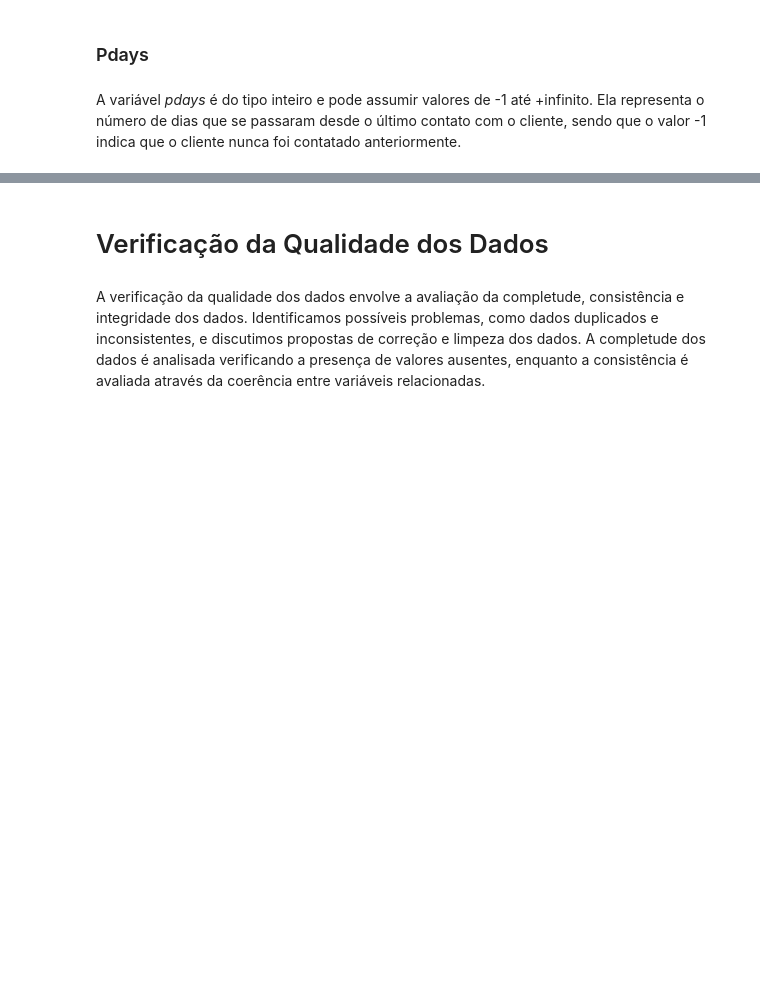
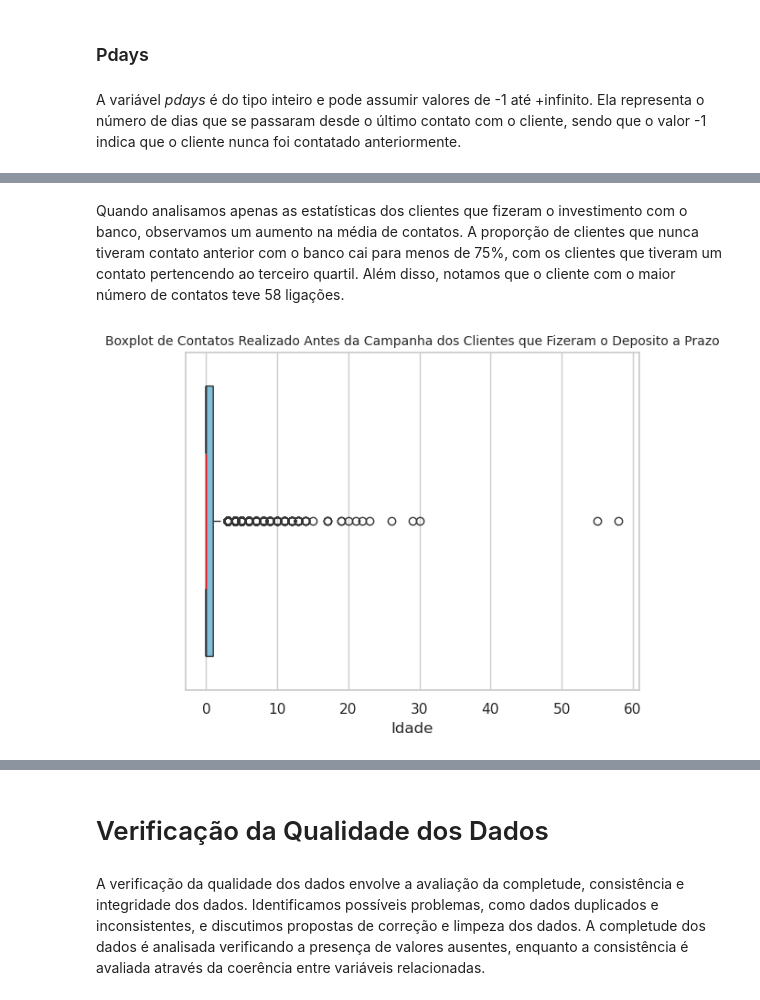
Before and after one commit to gabrieldadcarvalho/machine_learning, a Jupyter notebook: pjt_final/data_understanding.ipynb, the cells around one changed output, grey strips where cells are left out. Cells and saved outputs as stored; diff of their text form; code cells hidden in the pictures; blank space fills up the shorter version.

```diff
--- a/pjt_final/data_understanding.ipynb
+++ b/pjt_final/data_understanding.ipynb
@@ -1236,0 +1289,12 @@ NameError: name 'X' is not defined
+# %% [markdown]
+Quando analisamos apenas as estatísticas dos clientes que fizeram o investimento com o banco, observamos um aumento na média de contatos. A proporção de clientes que nunca tiveram contato anterior com o banco cai para menos de 75%, com os clientes que tiveram um contato pertencendo ao terceiro quartil. Além disso, notamos que o cliente com o maior número de contatos teve 58 ligações.
+# %%
+# Criação do grafico boxplot dos clientes que aceitaram o produto
+sns.boxplot(X[y.values == 'yes']['previous'], orient='h', notch=True, showcaps=False,
+            boxprops={"facecolor": (0, .5, .7, .5)},
+            medianprops={"color": "r", "linewidth": 1})
+plt.title("Boxplot de Contatos Realizado Antes da Campanha dos Clientes que Fizeram o Deposito a Prazo", fontsize=10)
+plt.xlabel("Idade")
+plt.show()
+# %% [output]
+[figure, added]
```
Also changed, not shown: parts of 50 cells of this notebook.
